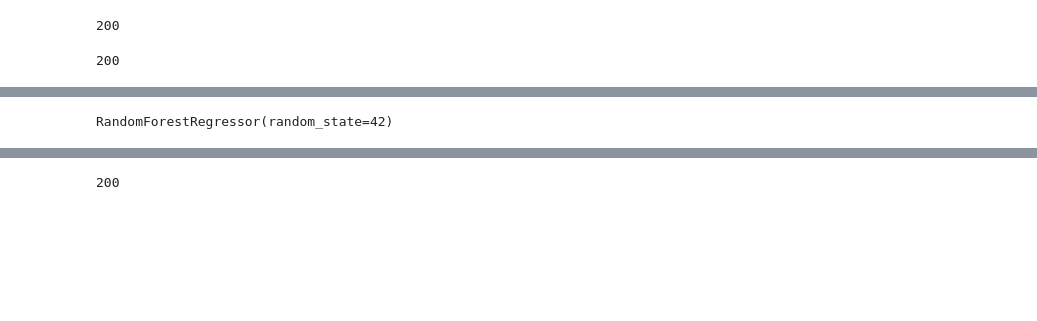
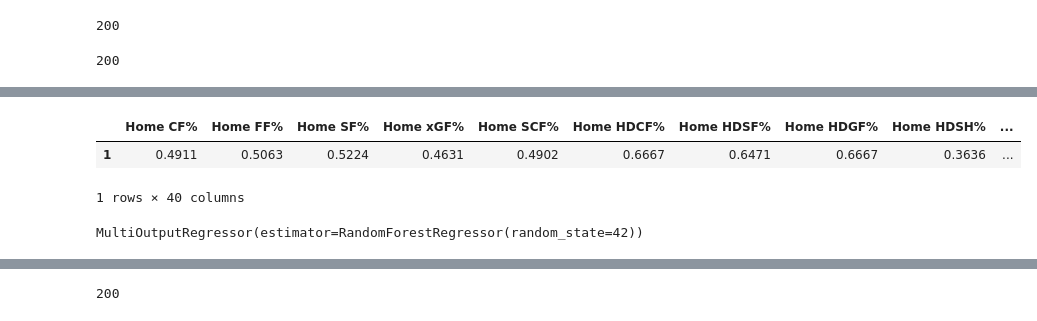
Before and after one commit to ccstevie/nhl_model, a Jupyter notebook: predict_nhl.ipynb, the cells around one changed output, grey strips where cells are left out. Drawn from its saved outputs; the diff is of its cells as text; code cells hidden in the pictures; blank space fills up the shorter version.

```diff
--- a/predict_nhl.ipynb
+++ b/predict_nhl.ipynb
@@ -19,6 +17,8 @@ reqA.status_code
 200
 # %%
 dfH = pd.read_html(urlH, header=0, na_values=["-"])[0]
-dfH.drop(columns=["Unnamed: 2", "Game", "TOI", "Attendance", "GF%", "PDO", "SH%", "SV%"], inplace=True)
-dfH = dfH.add_prefix('Home ')
+dfH.drop(columns=["Unnamed: 2", "Game", "TOI", "Attendance", "GF%", "PDO", "SH%", "SV%", "CF", "CA", "FF",
+                  "FA", "SF", "SA", "xGF", "xGA", "SCF", "SCA", "HDCF", "HDCA", "HDSF", "HDSA", "HDGF", "HDGA", "MDCF", "MDCA",
+                    "MDSF", "MDSA", "MDGF", "MDGA", "LDCF", "LDCA", "LDSF", "LDSA", "LDGF", "LDGA"], inplace=True)
+dfH = dfH.add_prefix("Home ")
 # %%
@@ -100,0 +46,10 @@ y = df['Result']
+# %%
+X = df.drop(["Home Team", "Away Team", "Home GF", "Home GA"], axis=1)
+# Convert percentage values to decimal form
+for col in X:
+    X[col] = X[col] / 100.0
+X.head(1)
+# %% [output]
+|  | Home CF% | Home FF% | Home SF% | Home xGF% | Home SCF% | Home HDCF% | Home HDSF% | Home HDGF% | Home HDSH% | ... |
+| 1 | 0.4911 | 0.5063 | 0.5224 | 0.4631 | 0.4902 | 0.6667 | 0.6471 | 0.6667 | 0.3636 | ... |
+1 rows × 40 columns
@@ -112,7 +62,9 @@ X_test_scaled = scaler.transform(X_test)
 # %%
 from sklearn.ensemble import RandomForestRegressor
+from sklearn.multioutput import MultiOutputRegressor
 
-model = RandomForestRegressor(random_state=42)
-model.fit(X_train_scaled, y_train)
+base_model = RandomForestRegressor(random_state=42)
+model = MultiOutputRegressor(base_model)
+model.fit(X_train, y_train)
 # %% [output]
-RandomForestRegressor(random_state=42)
+MultiOutputRegressor(estimator=RandomForestRegressor(random_state=42))
```
Also changed, not shown: parts of 28 cells of this notebook, 8 other files.
